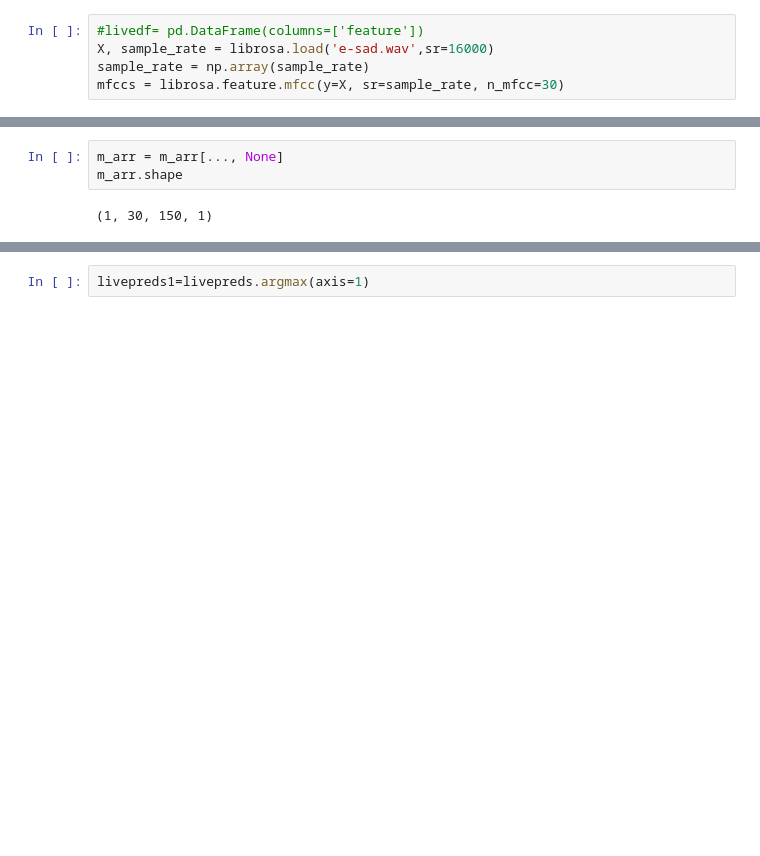
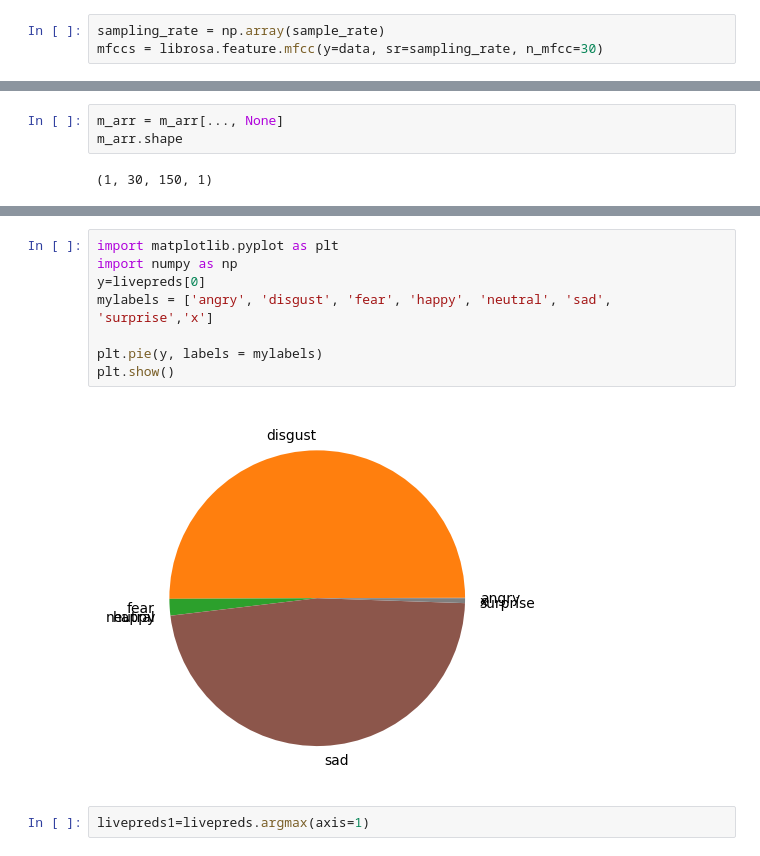
Before and after one commit to pushkar-112/Speech-Emotion-Recognition, a Jupyter notebook: ClinicalSER-23Jan.ipynb, the cells around one changed output, grey strips where cells are left out. Saved outputs shown, nothing was run; the diff lists cells and outputs as text; blank space fills up the shorter version.

```diff
--- a/ClinicalSER-23Jan.ipynb
+++ b/ClinicalSER-23Jan.ipynb
@@ -526,8 +592,6 @@ librosa.display.waveshow(data, sr=sampling_rate)
 # %%
-#livedf= pd.DataFrame(columns=['feature'])
-X, sample_rate = librosa.load('e-sad.wav',sr=16000)
-sample_rate = np.array(sample_rate)
-mfccs = librosa.feature.mfcc(y=X, sr=sample_rate, n_mfcc=30)
+sampling_rate = np.array(sample_rate)
+mfccs = librosa.feature.mfcc(y=data, sr=sampling_rate, n_mfcc=30)
 # %%
 r_mfccs=resize_array(mfccs)
 # %%
@@ -558,4 +624,14 @@ array([[2.0542386e-05, 1.6389396e-03, 3.1825502e-03, 1.1895009e-03,
       dtype=float32)
+# %%
+import matplotlib.pyplot as plt
+import numpy as np
+y=livepreds[0]
+mylabels = ['angry', 'disgust', 'fear', 'happy', 'neutral', 'sad', 'surprise','x']
+
+plt.pie(y, labels = mylabels)
+plt.show()
+# %% [output]
+[figure, added]
 # %%
 livepreds1=livepreds.argmax(axis=1)
 # %%
```
Also changed, not shown: parts of 27 cells of this notebook, 8 other files.
